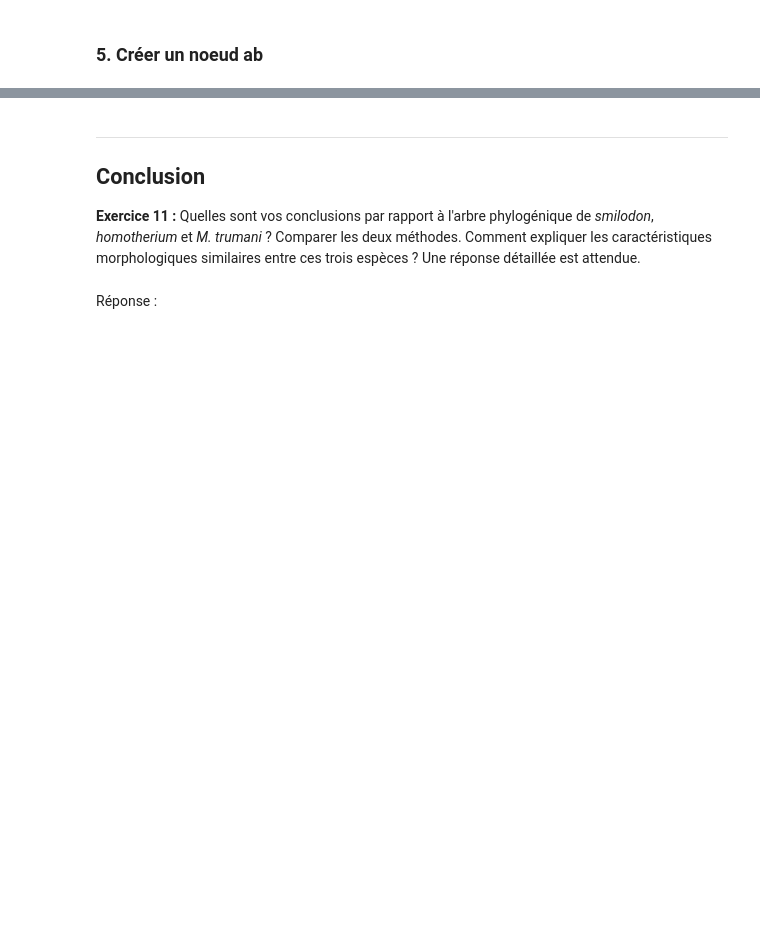
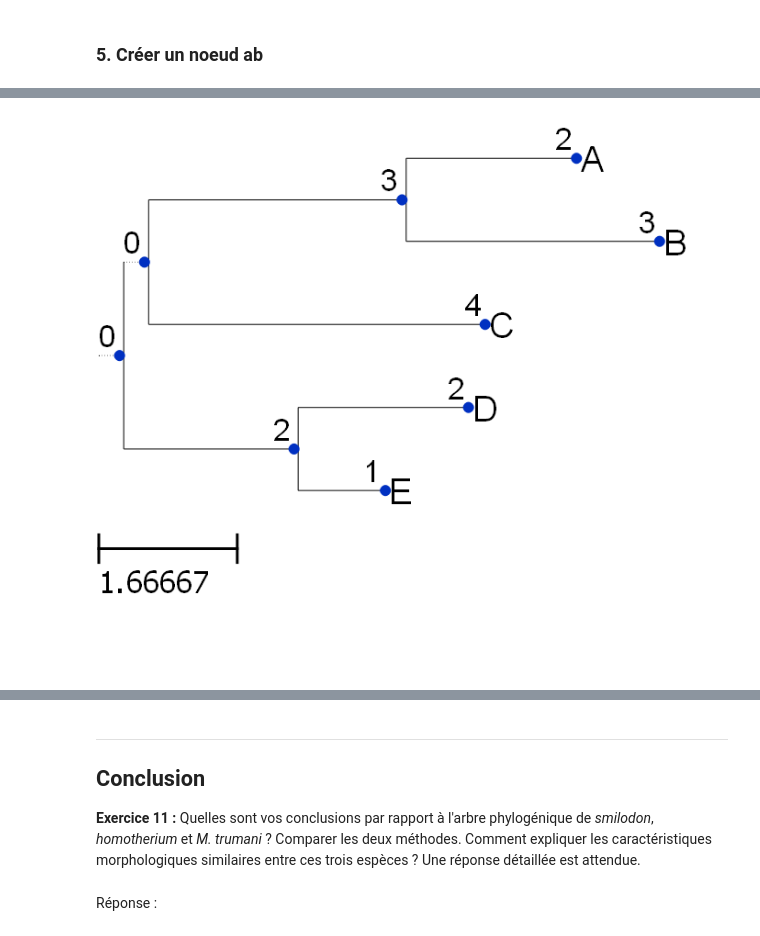
Before and after one commit to Pythalex/ProjetBioInfoPython, a Jupyter notebook: projet_phylogenie.ipynb, the cells around one changed output, grey strips where cells are left out. Drawn from its saved outputs; the diff is of its cells as text; code cells hidden in the pictures; blank space fills up the shorter version.

```diff
--- a/projet_phylogenie.ipynb
+++ b/projet_phylogenie.ipynb
@@ -1048,7 +1037,10 @@ def before():
 ### 1. Calcul de Sx
 # %%
 def calculer_Sx(matrice, x):
-    return (np.sum(matrice[x]) + np.sum(matrice[:,x])) / (np.size(matrice[0])-2)
+
+    n = np.size(matrice[0])
+
+    return (np.sum(matrice[x]) + np.sum(matrice[:,x])) / (n - 2)
 
 def _test_calculer_sx():
     m, arbre, dic = before()
@@ -1130,8 +1149,16 @@ def creer_noeud_ab(matrice, a, b, arbre):
         c = a
         a = b
         b = c
+    sau = calculer_sau(matrice, a, b)
+    sbu = calculer_sau(matrice, b, a)
+    #print("s{}u = {}".format(a, sau))
+    #print("s{}u = {}".format(b, sbu))
+    return NoeudNewick(arbre[a], sau, arbre[b], sbu)
 
-    return NoeudNewick(arbre[a], calculer_sau(matrice, a, b), arbre[b], calculer_sau(matrice, b, a))
+def creer_noeud_ab_last(matrice, arbre):
+    """ Joint les deux derniers groupes de l'arbre
+    """
+    return NoeudNewick(arbre[0], 0, arbre[1], matrice[1, 0])
 
 def _test_creer_noeud_ab():
     m, arbre, dic = before()
@@ -1139,7 +1166,7 @@ def _test_creer_noeud_ab():
     n = creer_noeud_ab(m, 0, 1, arbre)
     assert n.distance_gauche == 1
     assert n.distance_droite == 4
-    assert n.fils_gauche.toString() == "A"
-    assert n.fils_droite.toString() == "B"
+    assert n.fils_gauche.toString() == "A;"
+    assert n.fils_droite.toString() == "B;"
 
 _test_creer_noeud_ab()
@@ -1150,10 +1238,25 @@ AssertionError:
 # %%
 def cycle(matrice, arbre):
-    i, j, min = plus_petit_Mij(matrice)
+    i, j, min = plus_petit_Mij(matrice, arbre)
+    #print("Plus petit mij = i {} j {} val {}".format(i, j, min))
+    return i, j
+
+def print_arbre(arbre):
+    for elm in arbre:
+        print(elm.toString())
+
+def join_arbre(matrice, i, j, arbre):
+    #print_arbre(arbre)
     n = creer_noeud_ab(matrice, i, j, arbre)
-    arbre[i] = n
-    del arbre[j]
-    return i, j
+
+    arbre[j] = n
+    del arbre[i]
+    #print_arbre(arbre)
+
+def last_join_arbre(matrice, arbre):
+    n = creer_noeud_ab_last(matrice, arbre)
+    arbre[0] = n
+    del arbre[1]
 
 def neighbor_joining(matrice, dic):
 
@@ -1166,17 +1269,57 @@ def neighbor_joining(matrice, dic):
     arbre = [FeuilleNewick(i) for i in dic]
 
     # Tant qu'il reste des groupes à fusionner
-    while (len(arbre)) > 1:
+    while (len(arbre)) > 2:
 
         i, j = cycle(matrice, arbre)
-        matrice = update_matrice(matrice, i, j, bidict, arbre)
+        ancienne_matrice = matrice
+        matrice = update_matrice_nj(matrice, i, j, bidict, arbre)
+        join_arbre(ancienne_matrice, i, j, arbre)
+        bidict = fusion_groupe_bidict(bidict, i, j)
 
-    return arbre[0]
+    # Dernière étape du calcul
+    last_join_arbre(matrice, arbre)
 
-def _test_neighbor_joining():
+    return arbre[0].toString()
 
-    m, arbre, dic = before()
+# --------- TEST -------------
 
-    print(neighbor_joining(m, dic))
-_test_neighbor_joining()
+m = np.array([
+    [0,  0, 0, 0, 0, 0],
+    [5,  0, 0, 0, 0, 0],
+    [4, 7, 0, 0, 0, 0],
+    [7, 10, 7, 0, 0, 0],
+    [6,  9, 6, 5, 0, 0],
+    [8, 11, 8, 9, 8, 0]
+])
+
+dic = [chr(ord('A') + i) for i in range(6)]
+arbre = [FeuilleNewick(i) for i in dic]
+
+newick = neighbor_joining(m, dic)
+print(newick)
+
+t = Tree(newick)
+ts = TreeStyle()
+ts.show_branch_length = True
+t.render('%%inline', w=183, units='mm', tree_style=ts)
+
+m = np.array([
+    [0,  0, 0, 0, 0],
+    [5,  0, 0, 0, 0],
+    [9, 10, 0, 0, 0],
+    [9, 10, 8, 0, 0],
+    [8,  9, 7, 3, 0],
+])
+
+dic = [chr(ord('A') + i) for i in range(5)]
+arbre = [FeuilleNewick(i) for i in dic]
+
+newick = neighbor_joining(m, dic)
+print(newick)
+
+t = Tree(newick)
+ts = TreeStyle()
+ts.show_branch_length = True
+t.render('%%inline', w=183, units='mm', tree_style=ts)
 # %% [output]
@@ -1183,0 +1328 @@ IndexError: list index out of range
+[figure, added]
```
Also changed, not shown: parts of 19 cells of this notebook, 1 other file.
